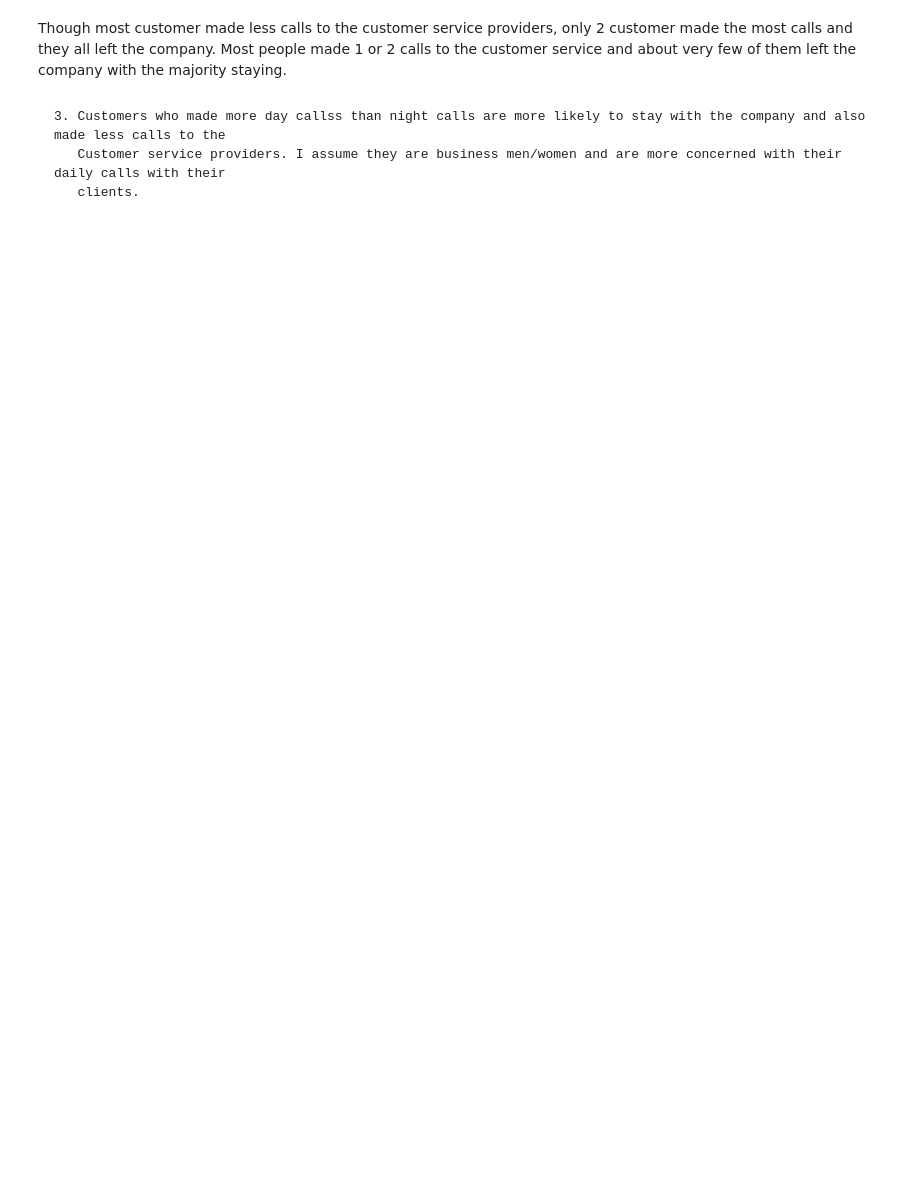
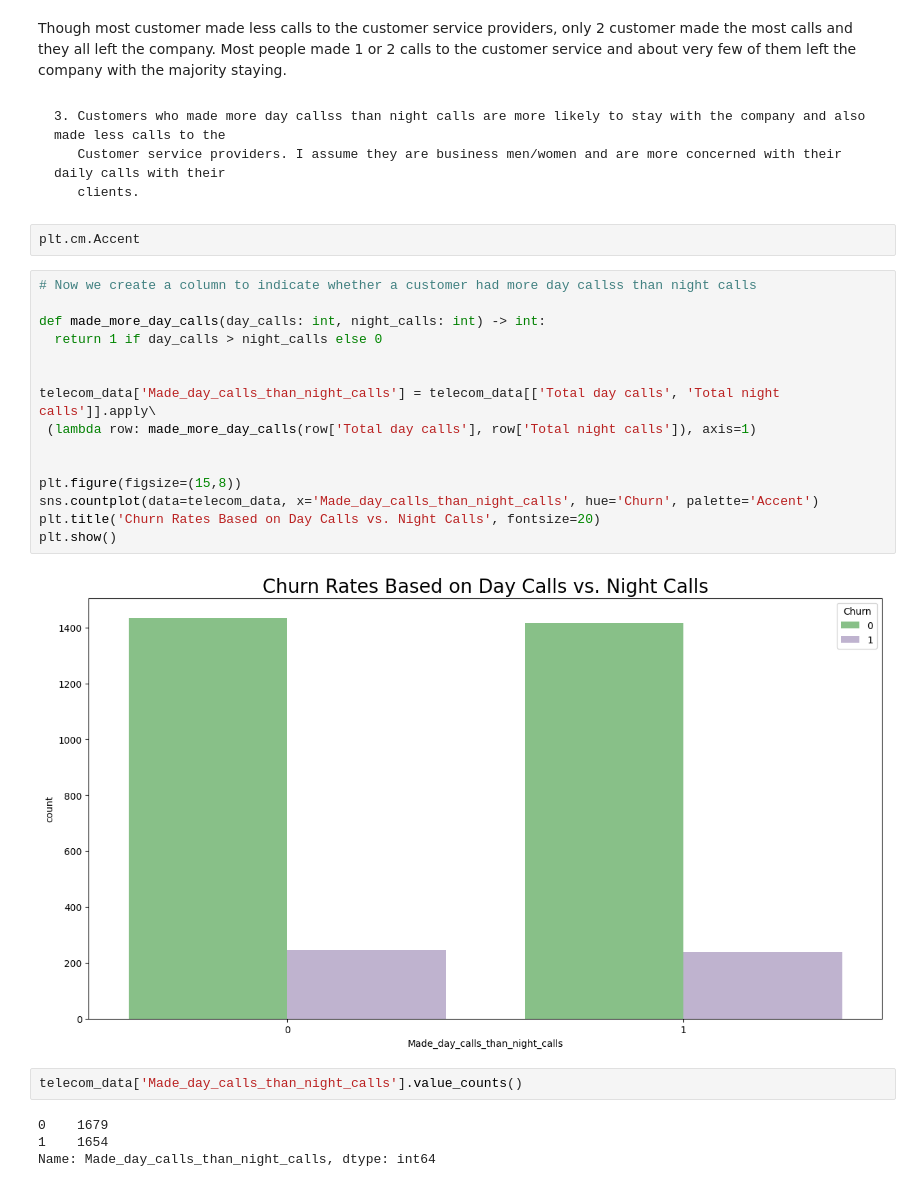
Before and after one commit to juliusmarkwei/Telecom-Churn, a Jupyter notebook: Telecom_Churn.ipynb, the cells around one changed output. Saved outputs shown, nothing was run; the diff lists cells and outputs as text; blank space fills up the shorter version.

```diff
--- a/Telecom_Churn.ipynb
+++ b/Telecom_Churn.ipynb
@@ -337,3 +337,28 @@ Though most customer made less calls to the customer service providers, only 2 c
     3. Customers who made more day callss than night calls are more likely to stay with the company and also made less calls to the
        Customer service providers. I assume they are business men/women and are more concerned with their daily calls with their
        clients.
+# %%
+plt.cm.Accent
+# %%
+# Now we create a column to indicate whether a customer had more day callss than night calls
+
+def made_more_day_calls(day_calls: int, night_calls: int) -> int:
+  return 1 if day_calls > night_calls else 0
+
+
+telecom_data['Made_day_calls_than_night_calls'] = telecom_data[['Total day calls', 'Total night calls']].apply\
+ (lambda row: made_more_day_calls(row['Total day calls'], row['Total night calls']), axis=1)
+
+
+plt.figure(figsize=(15,8))
+sns.countplot(data=telecom_data, x='Made_day_calls_than_night_calls', hue='Churn', palette='Accent')
+plt.title('Churn Rates Based on Day Calls vs. Night Calls', fontsize=20)
+plt.show()
+# %% [output]
+[figure, added]
+# %%
+telecom_data['Made_day_calls_than_night_calls'].value_counts()
+# %% [output]
+0    1679
+1    1654
+Name: Made_day_calls_than_night_calls, dtype: int64
```
Also changed, not shown: parts of 7 cells of this notebook.
